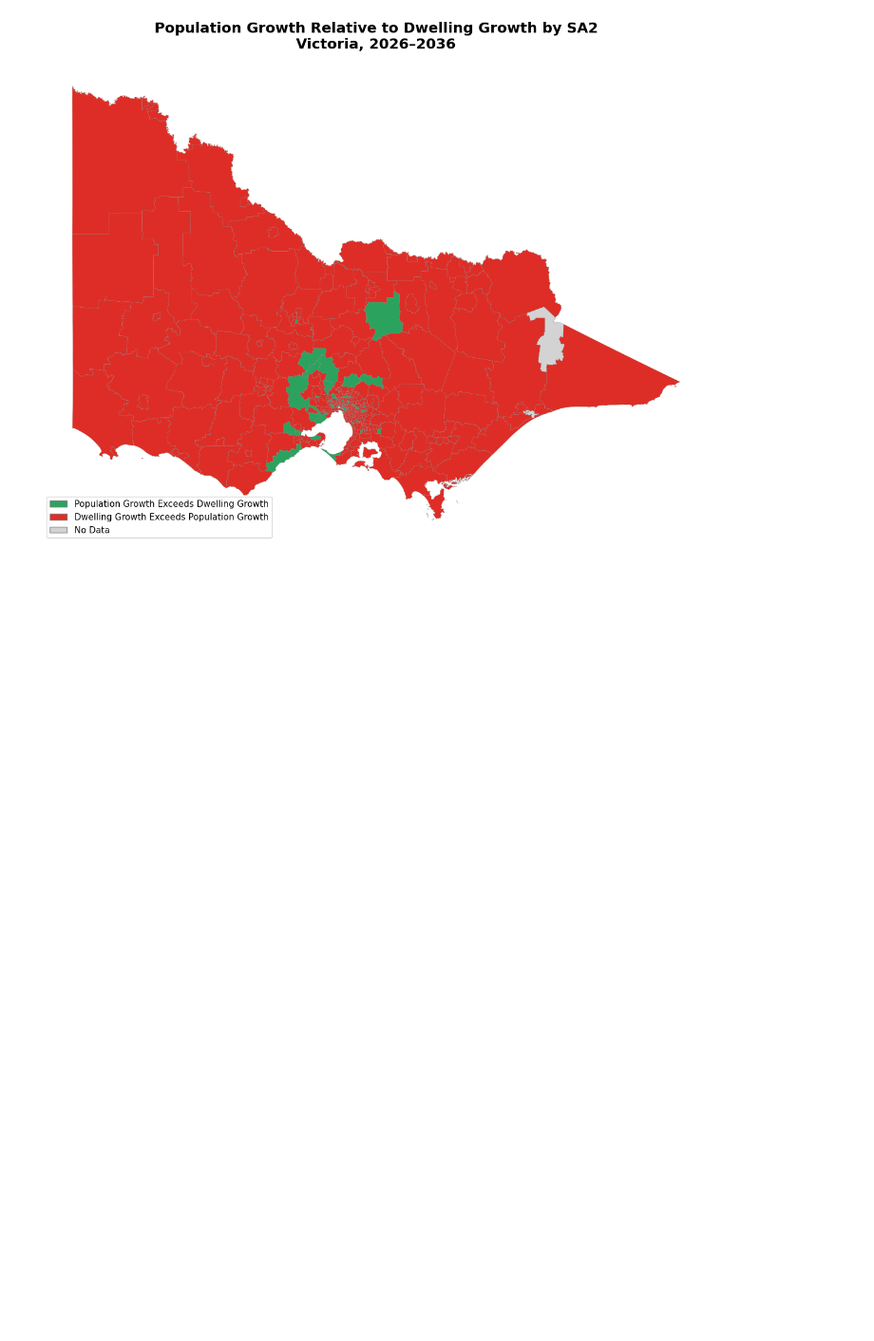
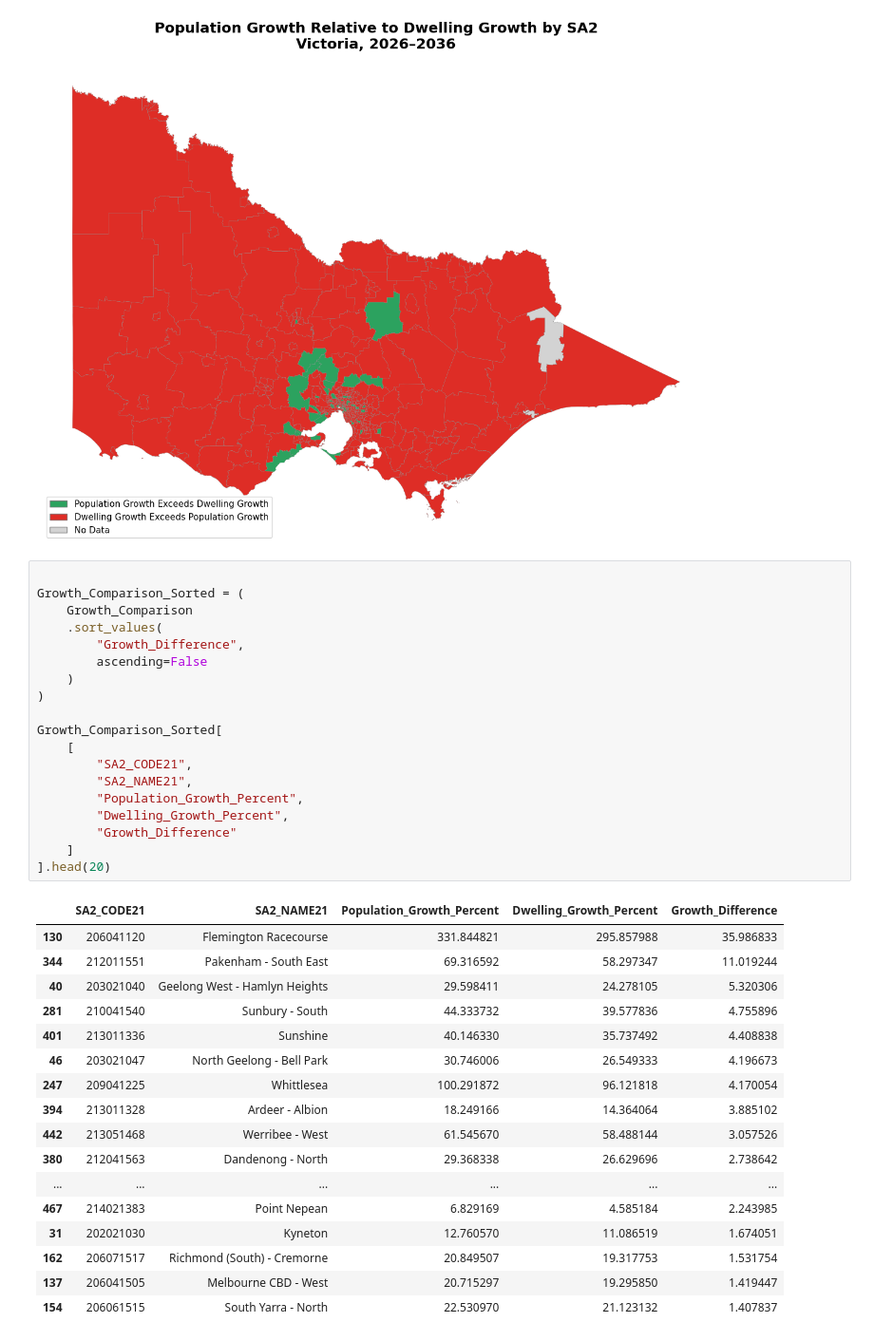
Before and after one commit to Aditya048/real-estate-industry-project, a Jupyter notebook: modelling/exploratory_charts/BenChart3_PopDwlScatter.ipynb, the cells around one changed output. Shown at 95% size. Cells and saved outputs as stored; diff of their text form; blank space fills up the shorter version.

```diff
--- a/modelling/exploratory_charts/BenChart3_PopDwlScatter.ipynb
+++ b/modelling/exploratory_charts/BenChart3_PopDwlScatter.ipynb
@@ -620,3 +620,40 @@ plt.tight_layout()
 plt.show()
 # %% [output]
 [figure]
+# %%
+
+Growth_Comparison_Sorted = (
+    Growth_Comparison
+    .sort_values(
+        "Growth_Difference",
+        ascending=False
+    )
+)
+
+Growth_Comparison_Sorted[
+    [
+        "SA2_CODE21",
+        "SA2_NAME21",
+        "Population_Growth_Percent",
+        "Dwelling_Growth_Percent",
+        "Growth_Difference"
+    ]
+].head(20)
+# %% [output]
+|  | SA2_CODE21 | SA2_NAME21 | Population_Growth_Percent | Dwelling_Growth_Percent | Growth_Difference |
+| 130 | 206041120 | Flemington Racecourse | 331.844821 | 295.857988 | 35.986833 |
+| 344 | 212011551 | Pakenham - South East | 69.316592 | 58.297347 | 11.019244 |
+| 40 | 203021040 | Geelong West - Hamlyn Heights | 29.598411 | 24.278105 | 5.320306 |
+| 281 | 210041540 | Sunbury - South | 44.333732 | 39.577836 | 4.755896 |
+| 401 | 213011336 | Sunshine | 40.146330 | 35.737492 | 4.408838 |
+| 46 | 203021047 | North Geelong - Bell Park | 30.746006 | 26.549333 | 4.196673 |
+| 247 | 209041225 | Whittlesea | 100.291872 | 96.121818 | 4.170054 |
+| 394 | 213011328 | Ardeer - Albion | 18.249166 | 14.364064 | 3.885102 |
+| 442 | 213051468 | Werribee - West | 61.545670 | 58.488144 | 3.057526 |
+| 380 | 212041563 | Dandenong - North | 29.368338 | 26.629696 | 2.738642 |
+| ... | ... | ... | ... | ... | ... |
+| 467 | 214021383 | Point Nepean | 6.829169 | 4.585184 | 2.243985 |
+| 31 | 202021030 | Kyneton | 12.760570 | 11.086519 | 1.674051 |
+| 162 | 206071517 | Richmond (South) - Cremorne | 20.849507 | 19.317753 | 1.531754 |
+| 137 | 206041505 | Melbourne CBD - West | 20.715297 | 19.295850 | 1.419447 |
+| 154 | 206061515 | South Yarra - North | 22.530970 | 21.123132 | 1.407837 |
```
